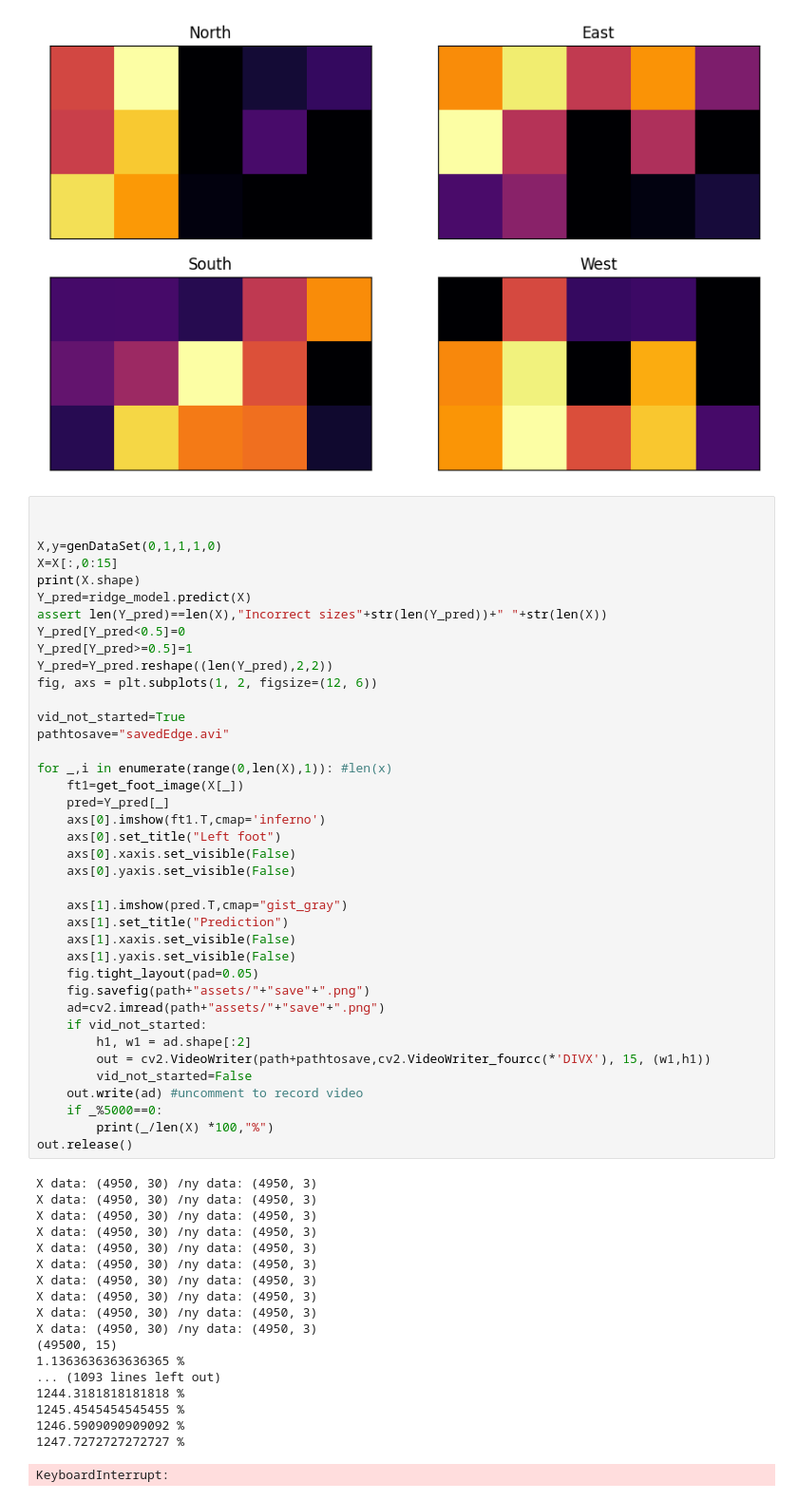
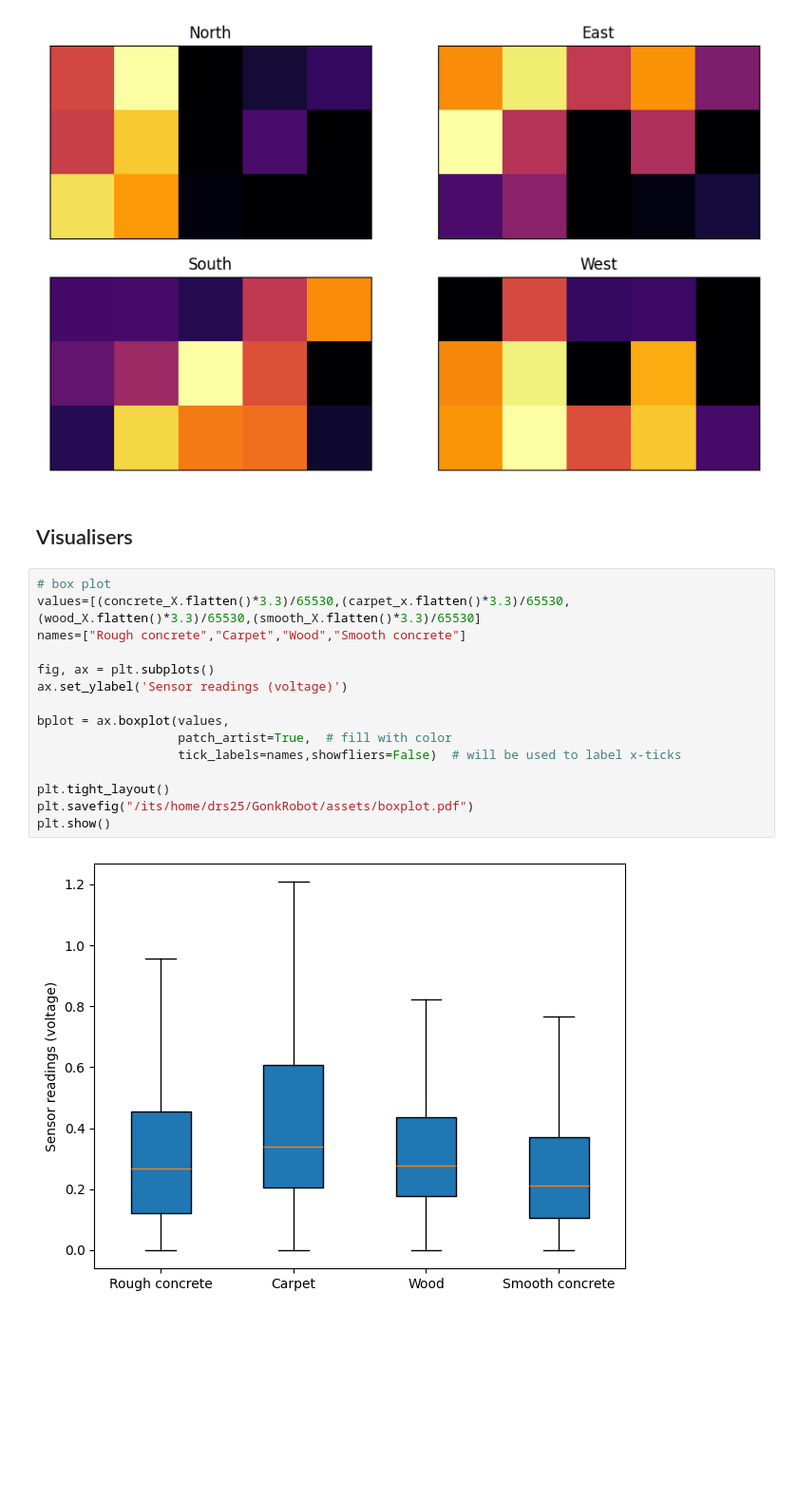
Before and after one commit to shepai/GonkRobot, a Jupyter notebook: Data/classifier.ipynb, the cells around one changed output. Shown at 95% size. Drawn from its saved outputs; the diff is of its cells as text; blank space fills up the shorter version.

Commit message:
box plot

```diff
--- a/Data/classifier.ipynb
+++ b/Data/classifier.ipynb
@@ -1089,61 +1089,22 @@ axs[1][1].yaxis.set_visible(False)
 plt.show()
 # %% [output]
 [figure]
-# %%
-
-
-X,y=genDataSet(0,1,1,1,0)
-X=X[:,0:15]
-print(X.shape)
-Y_pred=ridge_model.predict(X)
-assert len(Y_pred)==len(X),"Incorrect sizes"+str(len(Y_pred))+" "+str(len(X))
-Y_pred[Y_pred<0.5]=0
-Y_pred[Y_pred>=0.5]=1
-Y_pred=Y_pred.reshape((len(Y_pred),2,2))
-fig, axs = plt.subplots(1, 2, figsize=(12, 6))
-
-vid_not_started=True
-pathtosave="savedEdge.avi"
-
-for _,i in enumerate(range(0,len(X),1)): #len(x)
-    ft1=get_foot_image(X[_])
-    pred=Y_pred[_]
-    axs[0].imshow(ft1.T,cmap='inferno')
-    axs[0].set_title("Left foot")
-    axs[0].xaxis.set_visible(False)
-    axs[0].yaxis.set_visible(False)
-
-    axs[1].imshow(pred.T,cmap="gist_gray")
-    axs[1].set_title("Prediction")
-    axs[1].xaxis.set_visible(False)
-    axs[1].yaxis.set_visible(False)
-    fig.tight_layout(pad=0.05)
-    fig.savefig(path+"assets/"+"save"+".png")
-    ad=cv2.imread(path+"assets/"+"save"+".png")
-    if vid_not_started:
-        h1, w1 = ad.shape[:2]
-        out = cv2.VideoWriter(path+pathtosave,cv2.VideoWriter_fourcc(*'DIVX'), 15, (w1,h1))
-        vid_not_started=False
-    out.write(ad) #uncomment to record video
-    if _%5000==0:
-        print(_/len(X) *100,"%")
-out.release()
-# %% [output]
-X data: (4950, 30) /ny data: (4950, 3)
-X data: (4950, 30) /ny data: (4950, 3)
-X data: (4950, 30) /ny data: (4950, 3)
-X data: (4950, 30) /ny data: (4950, 3)
-X data: (4950, 30) /ny data: (4950, 3)
-X data: (4950, 30) /ny data: (4950, 3)
-X data: (4950, 30) /ny data: (4950, 3)
-X data: (4950, 30) /ny data: (4950, 3)
-X data: (4950, 30) /ny data: (4950, 3)
-X data: (4950, 30) /ny data: (4950, 3)
-(49500, 15)
-1.1363636363636365 %
-... (1093 lines left out)
-1244.3181818181818 %
-1245.4545454545455 %
-1246.5909090909092 %
-1247.7272727272727 %
-KeyboardInterrupt:
+# %% [markdown]
+## Visualisers
+# %%
+# box plot
+values=[(concrete_X.flatten()*3.3)/65530,(carpet_x.flatten()*3.3)/65530,(wood_X.flatten()*3.3)/65530,(smooth_X.flatten()*3.3)/65530]
+names=["Rough concrete","Carpet","Wood","Smooth concrete"]
+
+fig, ax = plt.subplots()
+ax.set_ylabel('Sensor readings (voltage)')
+
+bplot = ax.boxplot(values,
+                   patch_artist=True,  # fill with color
+                   tick_labels=names,showfliers=False)  # will be used to label x-ticks
+
+plt.tight_layout()
+plt.savefig("/its/home/drs25/GonkRobot/assets/boxplot.pdf")
+plt.show()
+# %% [output]
+[figure, added]
```
Also changed, not shown: parts of 1 cell of this notebook, 1 other file.
